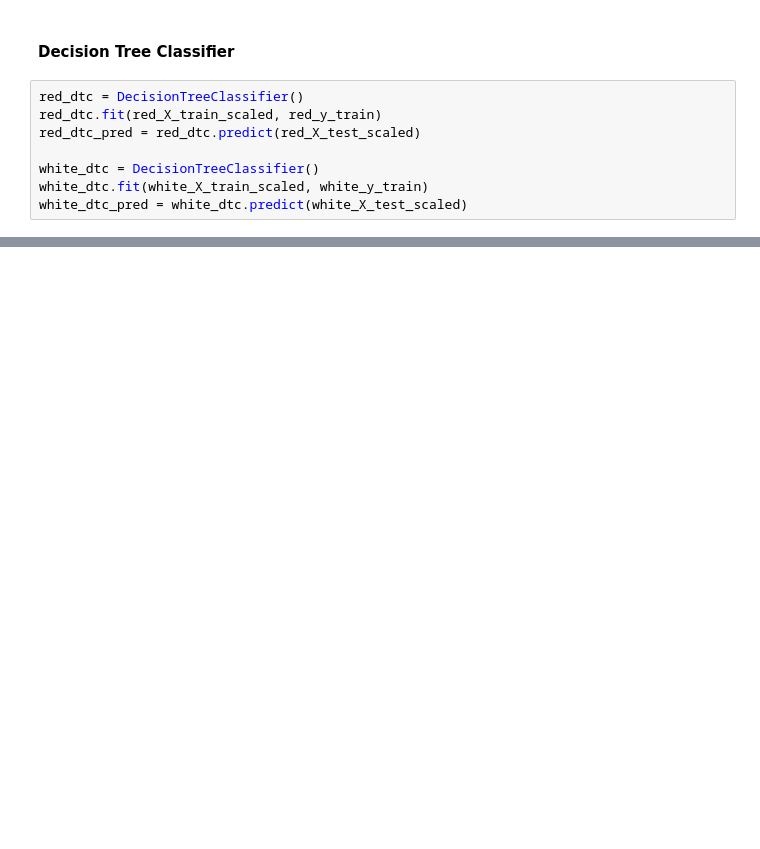
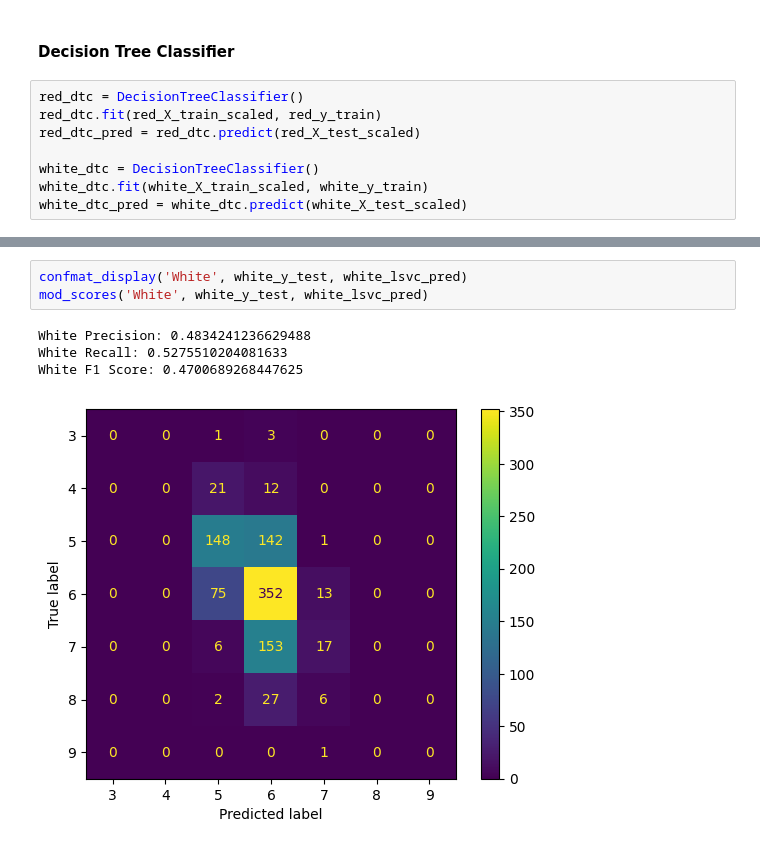
Before and after one commit to zdravoj/data-science-foundations, a Jupyter notebook: UCI_wine_quality.ipynb, the cells around one changed output, grey strips where cells are left out. Cells and saved outputs as stored; diff of their text form; blank space fills up the shorter version.

```diff
--- a/UCI_wine_quality.ipynb
+++ b/UCI_wine_quality.ipynb
@@ -1620,0 +1675,8 @@ White F1 Score: 0.6027134276446287
+# %%
+confmat_display('White', white_y_test, white_lsvc_pred)
+mod_scores('White', white_y_test, white_lsvc_pred)
+# %% [output]
+White Precision: 0.4834241236629488
+White Recall: 0.5275510204081633
+White F1 Score: 0.4700689268447625
+[figure, added]
```
Also changed, not shown: parts of 12 cells of this notebook.
